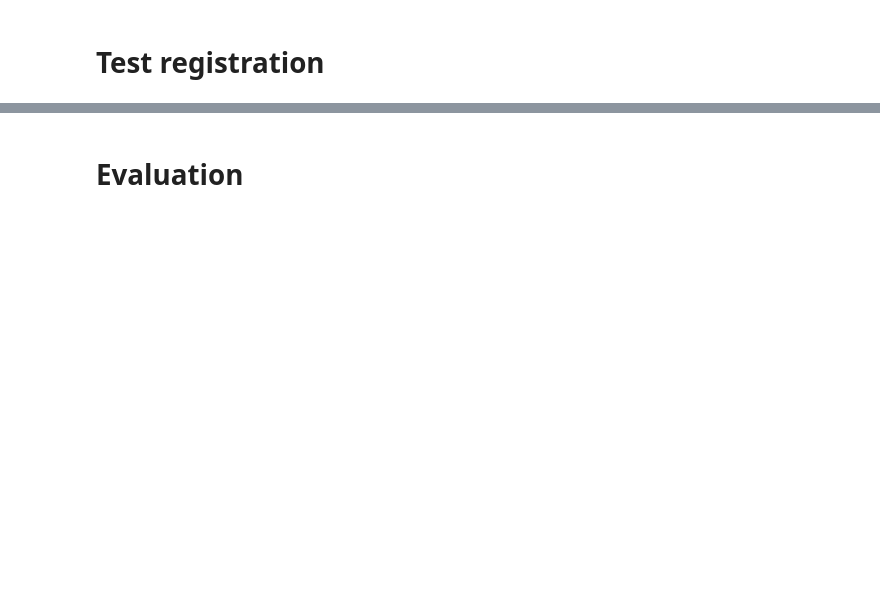
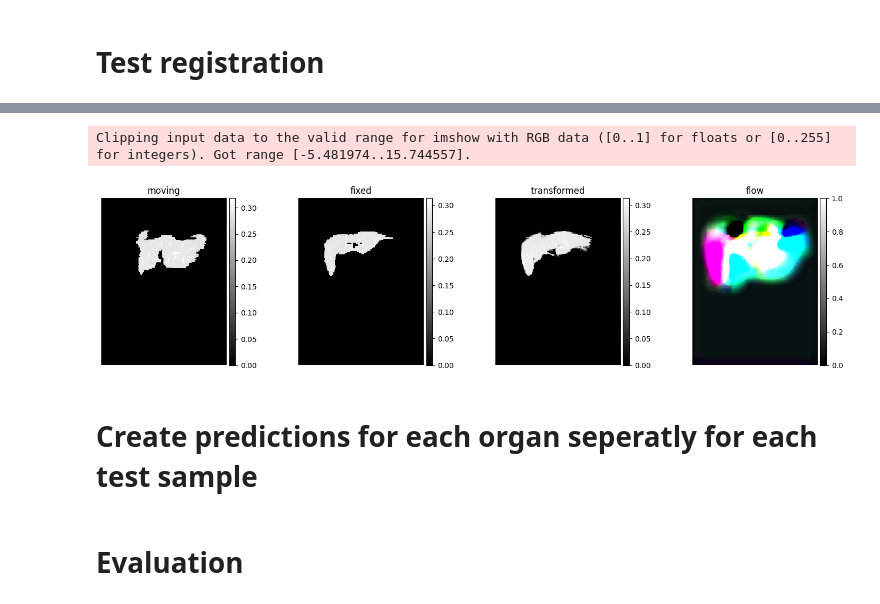
Before and after one commit to tdiepenb/MedicalImageRegistration, a Jupyter notebook: AbdomenCTCT/AbdomenCTCT_comparison.ipynb, the cells around one changed output, grey strips where cells are left out. Saved outputs shown, nothing was run; the diff lists cells and outputs as text; code cells hidden in the pictures; blank space fills up the shorter version.

```diff
--- a/AbdomenCTCT/AbdomenCTCT_comparison.ipynb
+++ b/AbdomenCTCT/AbdomenCTCT_comparison.ipynb
@@ -176,13 +232,16 @@ def test_data_generator(data):
         while idx2 == idx1:
             idx2 = np.random.randint(0, data.shape[0], size=1)
 
-        fixed_image = data[idx1, ..., np.newaxis]
-        moving_image = data[idx2, ..., np.newaxis]
+        fixed_image = data[idx1, 0, ..., np.newaxis]
+        fixed_labels = data[idx1, 1, ..., np.newaxis]
 
-        yield fixed_image, moving_image
+        moving_image = data[idx2, 0, ..., np.newaxis]
+        moving_labels = data[idx2, 1, ..., np.newaxis]
+
+        yield fixed_image, fixed_labels, moving_image, moving_labels
 # %%
 # define validation generator
-test_generator = test_data_generator(test_organ)
+test_generator = test_data_generator(test_data)
 # %%
 # get test sample
-test_input = next(test_generator)
+generator_output = next(test_generator)
@@ -189,3 +252,11 @@ test_input = next(test_generator)
+# %%
+fixed_input = np.zeros_like(generator_output[0])
+fixed_input[generator_output[1] == organ_used] = generator_output[0][generator_output[1] == organ_used]
+moving_input = np.zeros_like(generator_output[2])
+moving_input[generator_output[3] == organ_used] = generator_output[2][generator_output[3] == organ_used]
+
+
+test_input = (fixed_input, moving_input)
 # %%
 # perform prediction
 test_pred = tuple(vxm_model.predict(test_input))
@@ -192,5 +265,8 @@ test_pred = tuple(vxm_model.predict(test_input))
 # %%
 # view result
 images = [img[0, depth] for img in test_input + test_pred]
-titles = ['moved', 'fixed', 'transformed', 'flow']
+titles = ['moving', 'fixed', 'transformed', 'flow']
 ne.plot.slices(images, titles=titles, cmaps=['gray'], do_colorbars=True);
+# %% [output]
+Clipping input data to the valid range for imshow with RGB data ([0..1] for floats or [0..255] for integers). Got range [-5.481974..15.744557].
+[figure, added]
@@ -196,0 +289,2 @@ ne.plot.slices(images, titles=titles, cmaps=['gray'], do_colorbars=True);
+# %% [markdown]
+# Create predictions for each organ seperatly for each test sample
```
Also changed, not shown: parts of 25 cells of this notebook.
